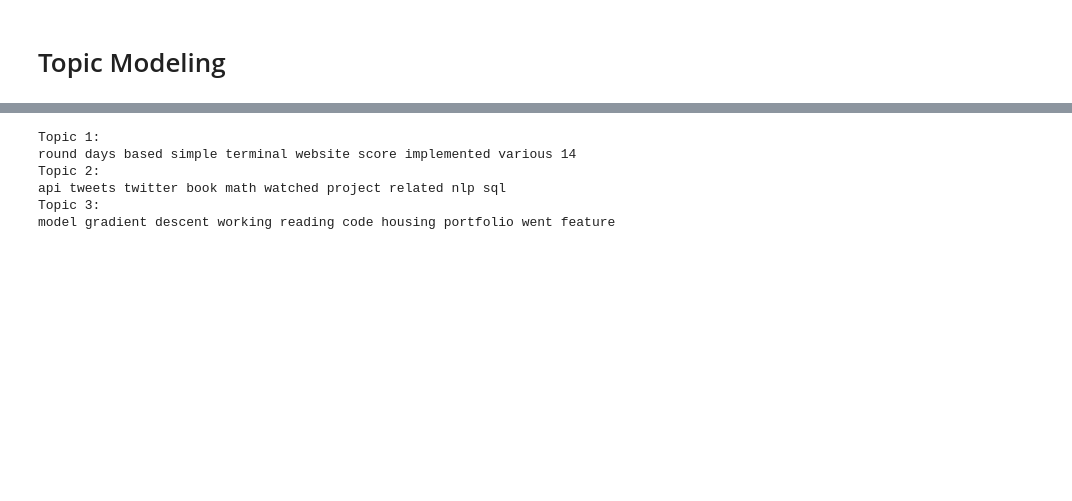
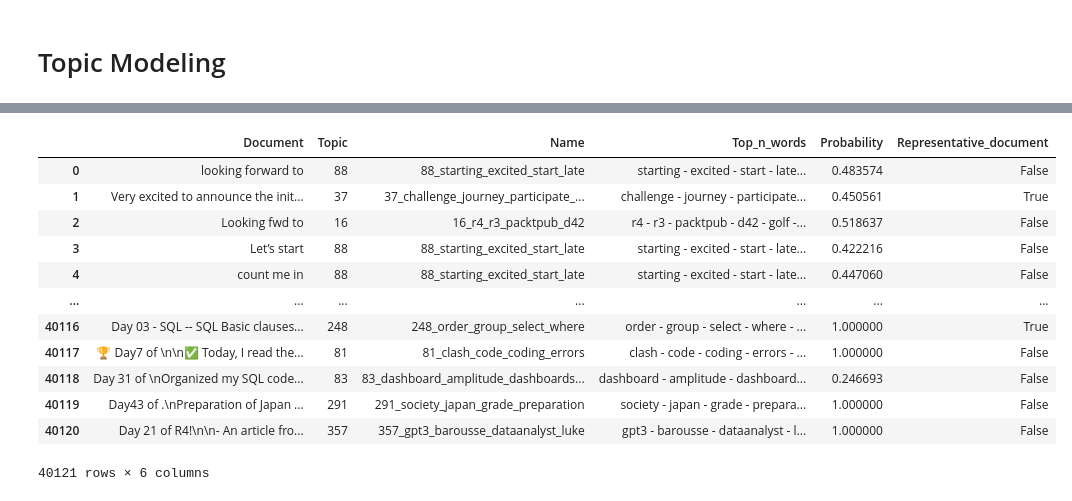
Before and after one commit to MarkusMueller-DS/66DaysofData-tweets, a Jupyter notebook: notebooks/Topic_Modeling.ipynb, the cells around one changed output, grey strips where cells are left out. Saved outputs shown, nothing was run; the diff lists cells and outputs as text; code cells hidden in the pictures; blank space fills up the shorter version.

Commit message:
Topic Modeling with BERTopic

```diff
--- a/notebooks/Topic_Modeling.ipynb
+++ b/notebooks/Topic_Modeling.ipynb
@@ -64,0 +64,18 @@ learned python 100daysofcode datascience project using dataset amp code classifi
+# %%
+# remove '#66DaysofData'
+docs_no_hashtag = []
+hashtag_re = re.compile('#66[D,d]ays[O,o]f[D,d]ata')
+for doc in docs_no_links:
+    re_ = re.sub(hashtag_re, '', doc)
+    docs_no_hashtag.append(re_)
+# %%
+"""
+# remove '@KenJee_DS'
+docs_no_mention = []
+mention_re = re.compile('@KenJee_DS')
+for dco in docs_no_hashtag[:10]:
+    print(doc)
+    re_ = re.sub(mention_re, '', doc)
+    print(re_)
+    docs_no_mention.append(re_)
+"""
@@ -64,0 +84,6 @@ learned python 100daysofcode datascience project using dataset amp code classifi
+# %%
+docs_no_mention = []
+mention_re = re.compile('@KenJee_DS')
+for doc in docs_no_hashtag:
+    re_ = re.sub(mention_re, '', doc)
+    docs_no_mention.append(re_)
@@ -64,0 +113,3 @@ learned python 100daysofcode datascience project using dataset amp code classifi
+# %%
+topic_model = BERTopic()
+topics, probs = topic_model.fit_transform(docs_no_mention)
@@ -65 +162,17 @@ learned python 100daysofcode datascience project using dataset amp code classifi
+# %%
+topic_model.get_document_info(docs_no_mention)
+# %% [output]
+|  | Document | Topic | Name | Top_n_words | Probability | Representative_document |
+| 0 | looking forward to | 88 | 88_starting_excited_start_late | starting - excited - start - late... | 0.483574 | False |
+| 1 | Very excited to announce the init... | 37 | 37_challenge_journey_participate_... | challenge - journey - participate... | 0.450561 | True |
+| 2 | Looking fwd to | 16 | 16_r4_r3_packtpub_d42 | r4 - r3 - packtpub - d42 - golf -... | 0.518637 | False |
+| 3 | Let’s start | 88 | 88_starting_excited_start_late | starting - excited - start - late... | 0.422216 | False |
+| 4 | count me in | 88 | 88_starting_excited_start_late | starting - excited - start - late... | 0.447060 | False |
+| ... | ... | ... | ... | ... | ... | ... |
+| 40116 | Day 03 - SQL -- SQL Basic clauses... | 248 | 248_order_group_select_where | order - group - select - where - ... | 1.000000 | True |
+| 40117 | 🏆 Day7 of \n\n✅ Today, I read the... | 81 | 81_clash_code_coding_errors | clash - code - coding - errors - ... | 1.000000 | False |
+| 40118 | Day 31 of \nOrganized my SQL code... | 83 | 83_dashboard_amplitude_dashboards... | dashboard - amplitude - dashboard... | 0.246693 | False |
+| 40119 | Day43 of .\nPreparation of Japan ... | 291 | 291_society_japan_grade_preparation | society - japan - grade - prepara... | 1.000000 | False |
+| 40120 | Day 21 of R4!\n\n- An article fro... | 357 | 357_gpt3_barousse_dataanalyst_luke | gpt3 - barousse - dataanalyst - l... | 1.000000 | False |
+40121 rows × 6 columns
 # %%
@@ -78,16 +179,0 @@ X_topics = lda.fit_transform(X)
-# %%
-n_top_words = 10
-feature_names = count.get_feature_names()
-
-for topic_idx, topic in enumerate(lda.components_):
-    print("Topic %d:" % (topic_idx + 1))
-    print(" ".join([feature_names[i]
-                    for i in topic.argsort()\
-                        [:-n_top_words - 1:-1]]))
-# %% [output]
-Topic 1:
-round days based simple terminal website score implemented various 14
-Topic 2:
-api tweets twitter book math watched project related nlp sql
-Topic 3:
-model gradient descent working reading code housing portfolio went feature
```
Also changed, not shown: parts of 27 cells of this notebook, 1 other file.
